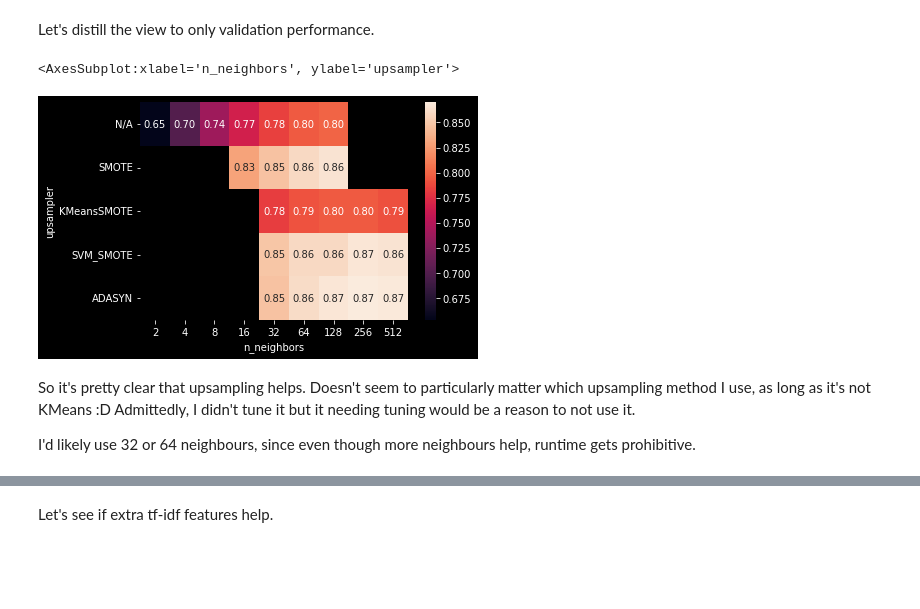
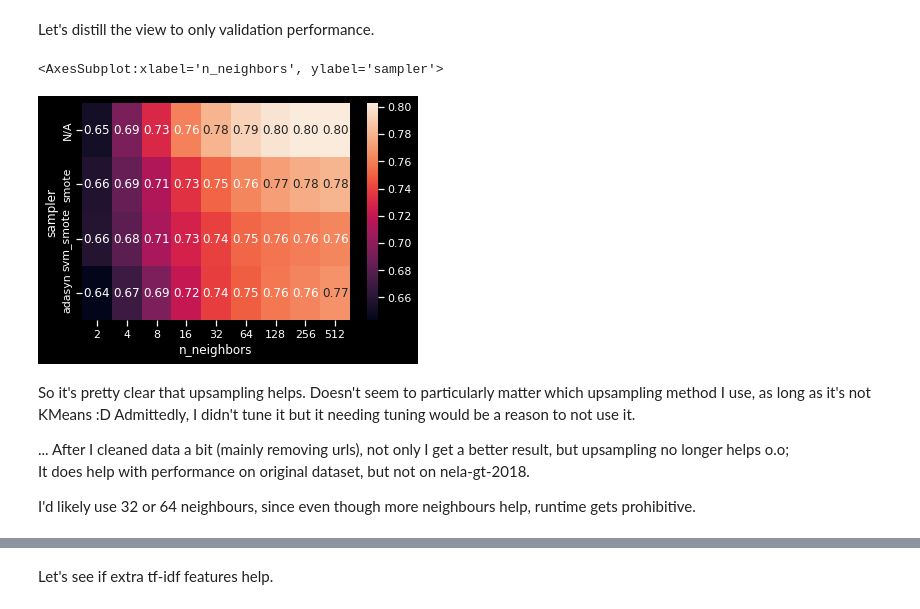
Before and after one commit to mutusfa/Fake-News-Analysis, a Jupyter notebook: notebooks/modelling.ipynb, the cells around one changed output, grey strips where cells are left out. Drawn from its saved outputs; the diff is of its cells as text; code cells hidden in the pictures; blank space fills up the shorter version.

Commit message:
Evaluate and write up results

```diff
--- a/notebooks/modelling.ipynb
+++ b/notebooks/modelling.ipynb
@@ -1,10 +1,13 @@
 # %%
-from collections import Counter
+from collections import Counter, defaultdict
 from copy import copy
-import io
 from pathlib import Path
 import pickle
 from typing import Callable, Dict
+
+from sklearnex import patch_sklearn
+
+patch_sklearn()
 
 import fasttext.util
 from imblearn.base import BaseSampler
@@ -17,9 +20,14 @@ import pandas as pd
 import seaborn as sns
 from sklearn.feature_extraction.text import TfidfVectorizer
 from sklearn.metrics import accuracy_score, roc_auc_score
+from sklearn.model_selection import train_test_split
 from sklearn.linear_model import LogisticRegression, SGDClassifier
 from sklearn.neighbors import KNeighborsClassifier
 import spacy
 from tqdm.notebook import tqdm
 
-from jjuoda_dl4.utils import BASE_DATA_DIR, BASE_MODEL_DIR, make_train_dataframes
+from jjuoda_dl4.utils import BASE_DATA_DIR, BASE_FIGURES_DIR, BASE_MODEL_DIR
+from jjuoda_dl4 import preprocessing
+
+FIGURES_DIR = BASE_FIGURES_DIR / "modelling"
+sns.set_context("notebook")
@@ -744,17 +856,22 @@ plt.ylim(0.6, 1)
 # %% [markdown]
 Let's distill the view to only validation performance.
 # %%
-pivot = melted_results_df[
-    (melted_results_df.metric == "val_auc")
-    & (melted_results_df.distance_metric == "euclidean")
-].pivot_table(index="upsampler", columns="n_neighbors", values="value", aggfunc="mean")
+pivot = results_df[
+    (results_df.split == "val")
+    & (results_df.metric == "auc")
+    & (results_df.distance_metric == "euclidean")
+].pivot_table(index="sampler", columns="n_neighbors", values="value", aggfunc="mean")
 # %%
-sns.heatmap(pivot.loc[sampler_order], annot=True, fmt=".2f")
+powers_of_two = [2**i for i in range(1, 10)]
+sns.heatmap(pivot.loc[sampler_order, powers_of_two], annot=True, fmt=".2f")
 # %% [output]
-<AxesSubplot:xlabel='n_neighbors', ylabel='upsampler'>
+<AxesSubplot:xlabel='n_neighbors', ylabel='sampler'>
-[figure, old version]
+[figure, new version]
 # %% [markdown]
 So it's pretty clear that upsampling helps. Doesn't seem to particularly matter which upsampling method I use, as long as it's not KMeans :D
 Admittedly, I didn't tune it but it needing tuning would be a reason to not use it.
 
+... After I cleaned data a bit (mainly removing urls), not only I get a better result, but upsampling no longer helps o.o;
+It does help with performance on original dataset, but not on nela-gt-2018.
+
 I'd likely use 32 or 64 neighbours, since even though more neighbours help, runtime gets prohibitive.
```
Also changed, not shown: parts of 57 cells of this notebook, 22 other files.
